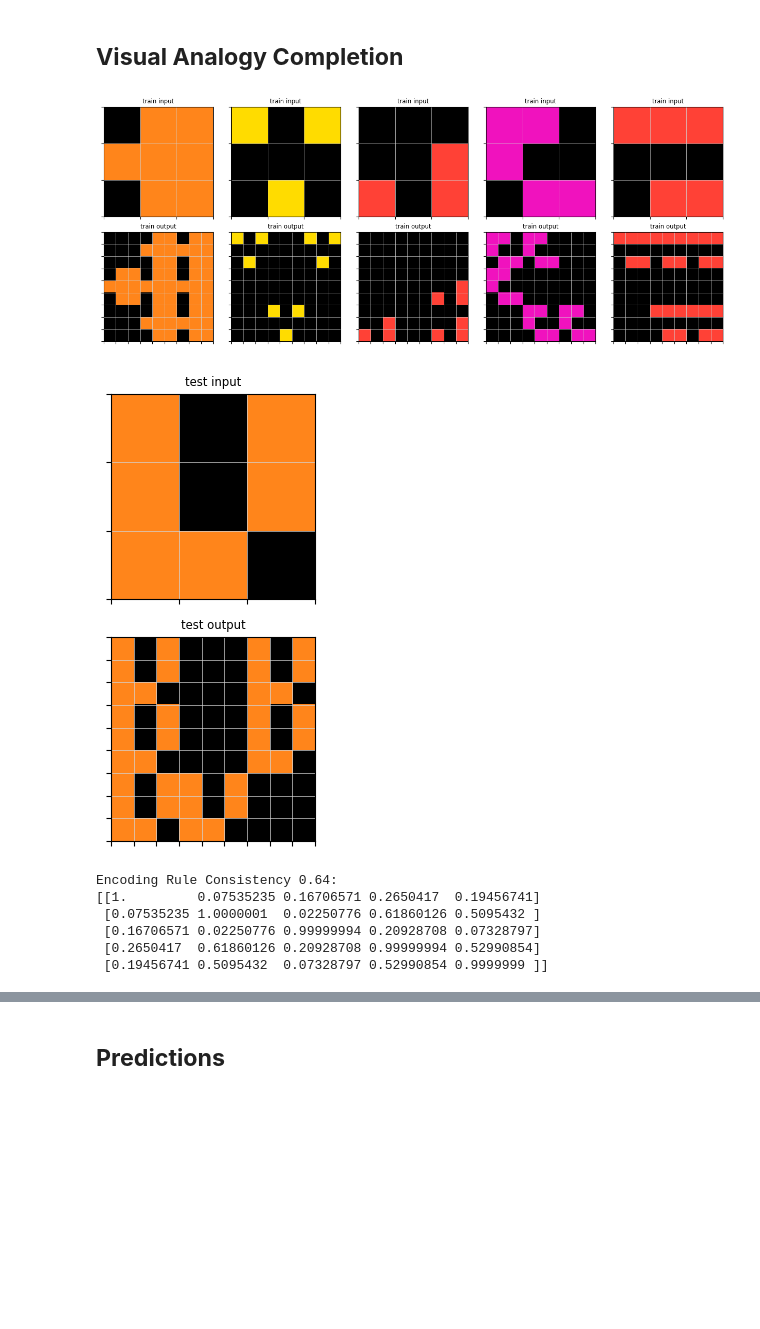
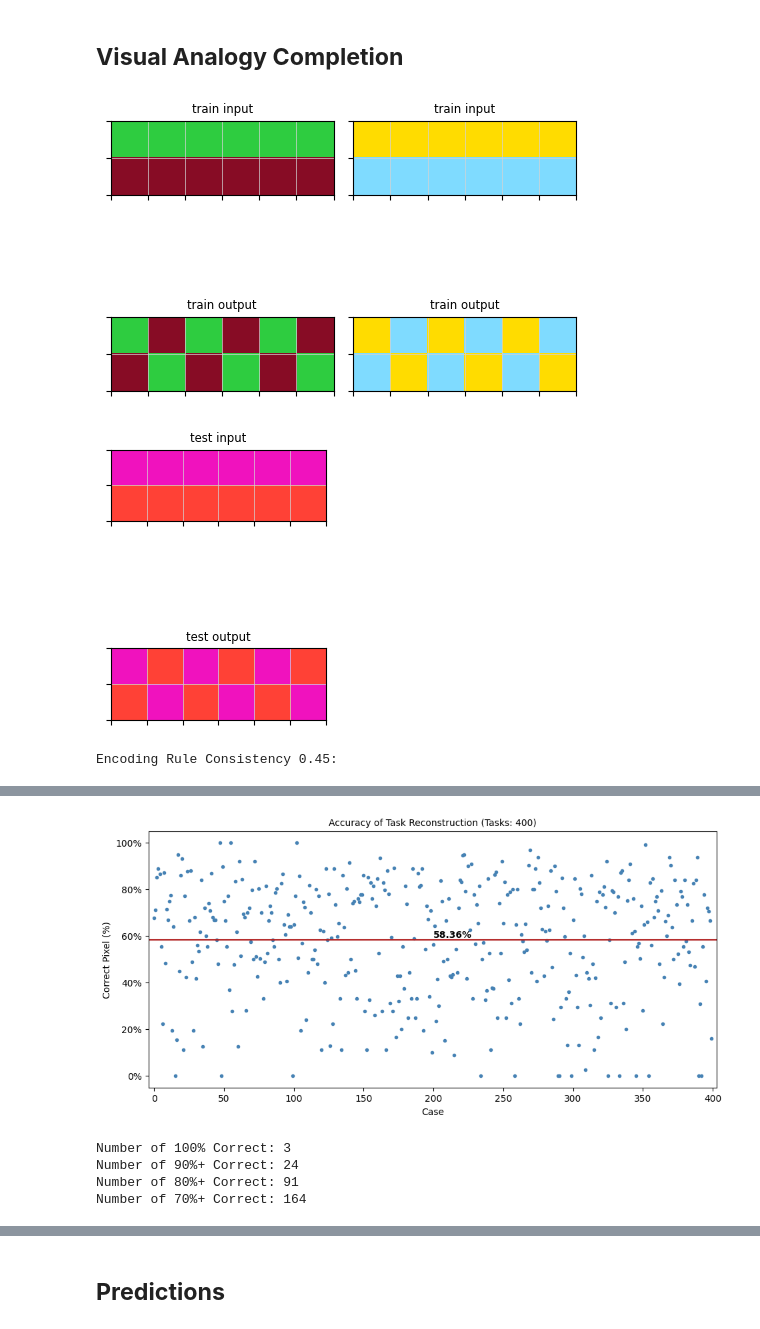
Before and after one commit to foger3/ARC_DeepLearning, a Jupyter notebook: model/ARC_DL.ipynb, the cells around one changed output, grey strips where cells are left out. Cells and saved outputs as stored; diff of their text form; code cells hidden in the pictures; blank space fills up the shorter version.

```diff
--- a/model/ARC_DL.ipynb
+++ b/model/ARC_DL.ipynb
@@ -317,19 +360,21 @@ for task_file in training_tasks_files:
         task = json.load(f)
         training_tasks.append(task)
 
-X_test, X_train, y_train = [], [], []
+X_test, y_test, X_train, y_train = [], [], [], []
 
 for task in training_tasks:
-    Xs_test, Xs_train, ys_train = [], [], []
+    Xs_test, ys_test, Xs_train, ys_train = [], [], [], []
 
     for pair in task["test"]:
         Xs_test.append(pair["input"])
+        ys_test.append(pair["output"])
 
     for pair in task["train"]:
         Xs_train.append(pair["input"])
         ys_train.append(pair["output"])
 
     X_test.append(Xs_test)
+    y_test.append(ys_test)
     X_train.append(Xs_train)
     y_train.append(ys_train)
 
@@ -337,6 +382,7 @@ for task in training_tasks:
 for i in range(len(X_test)):
     if len(X_test[i]) > 1:
         X_test[i] = [X_test[i][0]]
+        y_test[i] = [y_test[i][0]]
 
 # Example
 X_test[3]
@@ -360,19 +406,21 @@ for task_file in evaluation_tasks_files:
         task = json.load(f)
         evaluation_tasks.append(task)
 
-X_test_e, X_train_e, y_train_e = [], [], []
+X_test_e, y_test_e, X_train_e, y_train_e = [], [], [], []
 
 for task in evaluation_tasks:
-    Xs_test, Xs_train, ys_train = [], [], []
+    Xs_test, ys_test, Xs_train, ys_train = [], [], [], []
 
     for pair in task["test"]:
         Xs_test.append(pair["input"])
+        ys_test.append(pair["output"])
 
     for pair in task["train"]:
         Xs_train.append(pair["input"])
         ys_train.append(pair["output"])
 
     X_test_e.append(Xs_test)
+    y_test_e.append(ys_test)
     X_train_e.append(Xs_train)
     y_train_e.append(ys_train)
 
@@ -380,6 +428,7 @@ for task in evaluation_tasks:
 for i in range(len(X_test_e)):
     if len(X_test_e[i]) > 1:
         X_test_e[i] = [X_test_e[i][0]]
+        y_test_e[i] = [y_test_e[i][0]]
 # %% [markdown]
 ## **Exploration**
 
@@ -599,7 +661,7 @@ Evaluating the above training through means of auxillary tools:
 3. Heatmap illustrating individual pixel accuracy
 # %%
 # Load model for testing
-model_vae = torch.load('/content/drive/MyDrive/Thesis_LucaThoms/Models/model_64_c.pt', map_location=torch.device(device))
+model_vae = torch.load('/content/drive/MyDrive/Thesis_LucaThoms/Models/model_128_bce_4k_2s_wd02.pt', map_location=torch.device(device))
 
 # Create lists to store input and output (reconstructions)
 X_inp = []
@@ -623,6 +685,6 @@ X_inp, X_out = validate(model_vae, eval_loader)
 fig, axs = plt.subplots(2, 5, figsize=(15, 6))
 for i in range(5):
     idx = random.randrange(len(X_inp))
-    plot_one(X_inp[idx], axs[0,i], i, 'input')
-    plot_one(X_out[idx], axs[1,i], i, 'output')
+    plot_one(X_inp[idx], axs[0,i], i, 'original input')
+    plot_one(X_out[idx], axs[1,i], i, 'reconstruction')
 # %% [output]
@@ -741,20 +808,19 @@ Z_sol_i, Z_sol_r, Z_cons, Z_rule = visual_analogy(model_vae, test_set_few, test_
 # %%
-idx = 0
+idx = 372
+# Tasks it solved 100% correctly (training): 20, 37, 47, 52, 55, 102, 110, 114, 129, 177, 185, 222, 275, 290, 321, 333, 352, 354, 372, 398 (61, 192?)
 
-# Plot ARC item & Prediction on Open Test Input
+# Plot ARC item
 plot_ARC(idx, path='training')
+
+# Plot Original and Predicted Output (resized)
 fig, axs = plt.subplots(2, 1, figsize=(6, 6))
-plot_one(reverse_one_hot_encoder(Z_sol_i[idx].squeeze().cpu().numpy()), axs[0], 0, 'input')
-plot_one(reverse_one_hot_encoder(Z_sol_r[idx].squeeze().cpu().numpy()), axs[1], 0, 'output')
+plot_one(y_obs[idx], axs[0], 0, 'original output')
+plot_one(y_pred[idx], axs[1], 0, 'predicted output')
 
+# Print Ruel Complexity
 print('Encoding Rule Consistency {0:.{1}f}:'.format(Z_rule[idx], 2))
-print(Z_cons[idx])
+# print(Z_cons[idx])
 # %% [output]
-[figure, old version]
+[figure, new version]
-[figure, old version]
+[figure, new version]
-Encoding Rule Consistency 0.64:
-[[1.         0.07535235 0.16706571 0.2650417  0.19456741]
- [0.07535235 1.0000001  0.02250776 0.61860126 0.5095432 ]
- [0.16706571 0.02250776 0.99999994 0.20928708 0.07328797]
- [0.2650417  0.61860126 0.20928708 0.99999994 0.52990854]
- [0.19456741 0.5095432  0.07328797 0.52990854 0.9999999 ]]
+Encoding Rule Consistency 0.45:
@@ -761,0 +828,9 @@ Encoding Rule Consistency 0.64:
+# %%
+# Plot differences between original output and predicted output
+plot_pix_acc(y_obs, y_pred)
+# %% [output]
+[figure, added]
+Number of 100% Correct: 3
+Number of 90%+ Correct: 24
+Number of 80%+ Correct: 91
+Number of 70%+ Correct: 164
```
Also changed, not shown: parts of 16 cells of this notebook.
